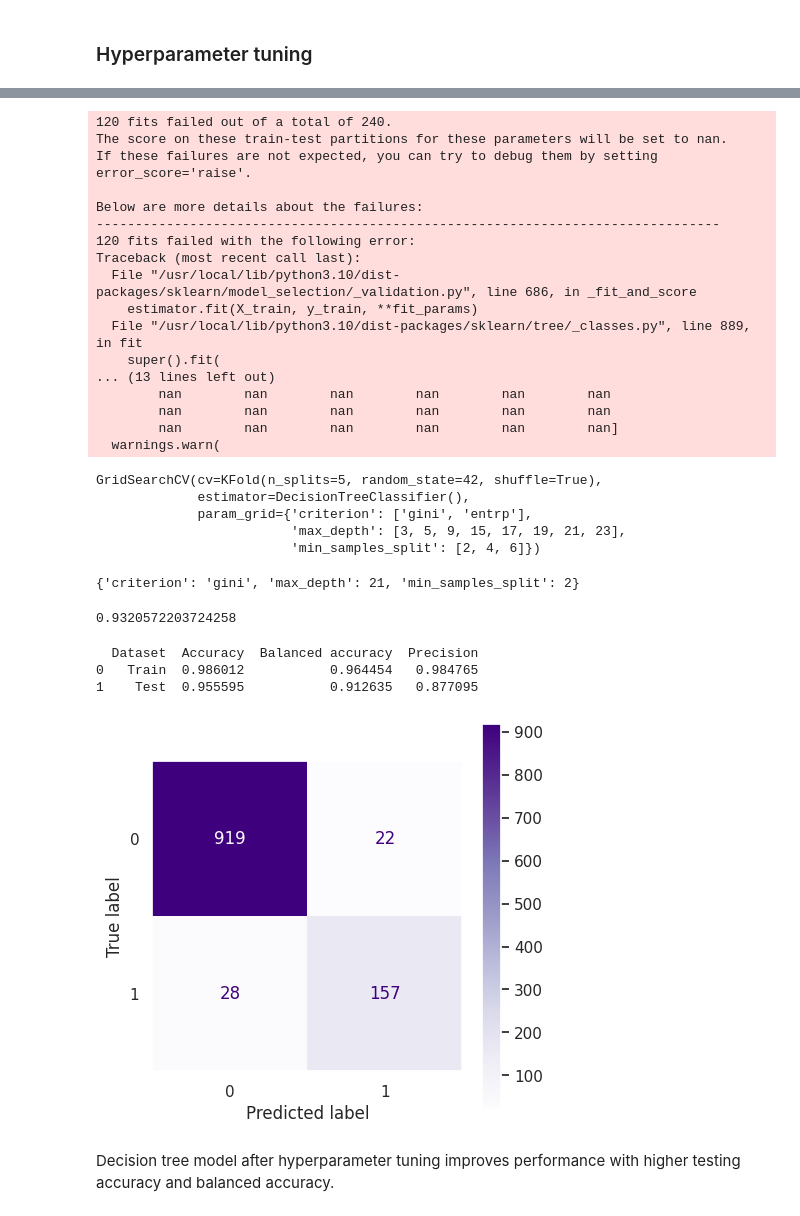
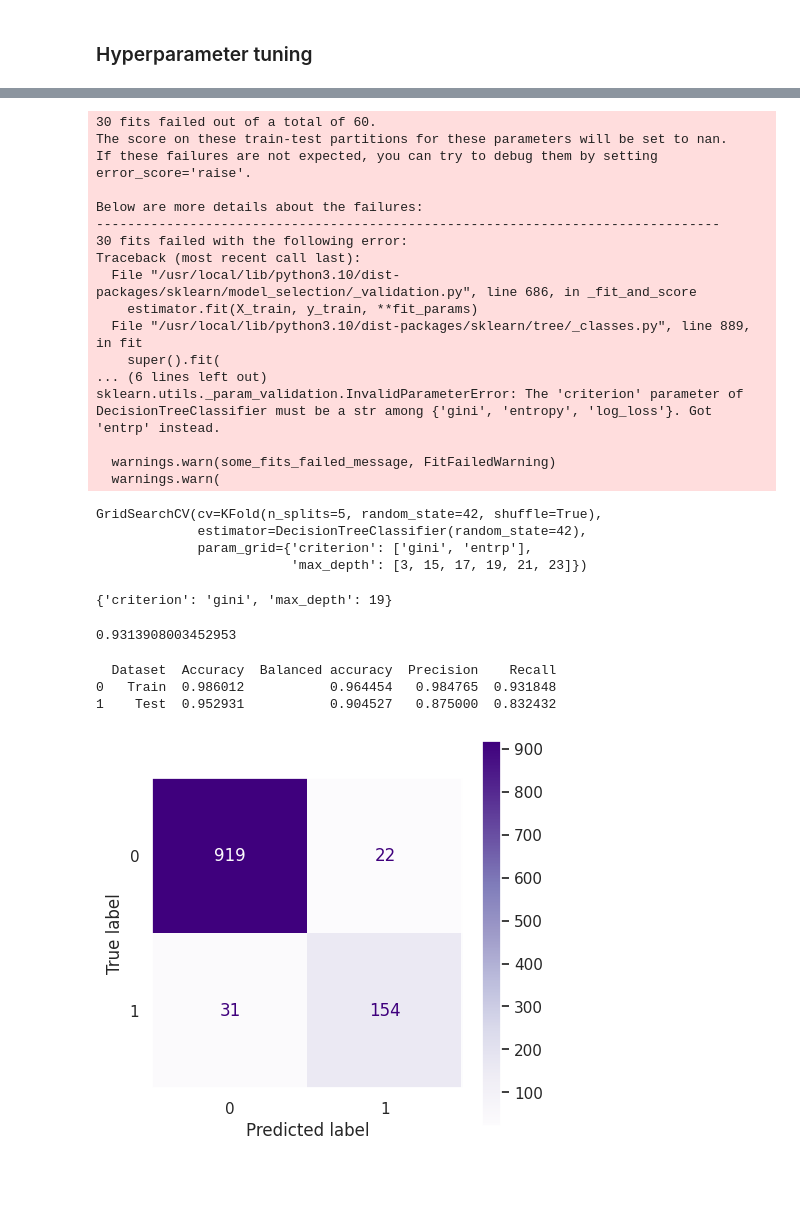
Before and after one commit to thanhtruchhh/Churn_Prediction, a Jupyter notebook: Churn_Prediction.ipynb, the cells around one changed output, grey strips where cells are left out. Drawn from its saved outputs; the diff is of its cells as text; code cells hidden in the pictures; blank space fills up the shorter version.

```diff
--- a/Churn_Prediction.ipynb
+++ b/Churn_Prediction.ipynb
@@ -494,6 +479,19 @@ Name: Complain, Length: 4504, dtype: int64
 # Model training & Evaluation
 # %%
 def evaluate_and_display_metrics(model, X_train, X_test, y_train, y_test):
+  '''
+  Evaluate a machine learning model's performance on training and testing datasets, and display key metrics and a confusion matrix.
+
+  Parameters:
+  - model (object): The trained machine learning model to evaluate.
+  - X_train (array-like): Feature matrix for the training dataset.
+  - X_test (array-like): Feature matrix for the testing dataset.
+  - y_train (array-like): True labels for the training dataset.
+  - y_test (array-like): True labels for the testing dataset.
+
+  Returns:
+  None
+  '''
   # Predict
   y_train_pred = model.predict(X_train)
   y_test_pred = model.predict(X_test)
@@ -502,7 +500,8 @@ def evaluate_and_display_metrics(model, X_train, X_test, y_train, y_test):
   metrics = {'Dataset': ['Train', 'Test'],
              'Accuracy': [accuracy_score(y_train, y_train_pred), accuracy_score(y_test, y_test_pred)],
              'Balanced accuracy': [balanced_accuracy_score(y_train, y_train_pred), balanced_accuracy_score(y_test, y_test_pred)],
-             'Precision': [precision_score(y_train, y_train_pred), precision_score(y_test, y_test_pred)]}
+             'Precision': [precision_score(y_train, y_train_pred), precision_score(y_test, y_test_pred)],
+             'Recall': [recall_score(y_train, y_train_pred), recall_score(y_test, y_test_pred)]}
   print(pd.DataFrame(metrics))
 
   # Calc and show confusion matrix
@@ -554,7 +553,7 @@ Decision tree performs very well with high balanced accuracy *(90.51%)* and prec
 # %% [markdown]
 ## Random forest
 # %%
-rf_clf = RandomForestClassifier(n_estimators = 10, random_state = 0)
+rf_clf = RandomForestClassifier(random_state = 42)
 rf_clf.fit(X_train, y_train)
 evaluate_and_display_metrics(rf_clf, X_train, X_test, y_train, y_test)
 # %% [output]
@@ -611,51 +606,48 @@ After evaluating models &rarr; Decide to proceed with hyperparameter tuning for
 # %%
+# Cross validate
 kf = KFold(n_splits = 5, shuffle = True, random_state = 42)
 param_grid = {'criterion': ['gini', 'entrp'],
-              'max_depth': [3, 5, 9, 15, 17, 19, 21, 23],
-              'min_samples_split': [2, 4, 6]
+              'max_depth': [3, 15, 17, 19, 21, 23]
               }
 grid = GridSearchCV(dec_clf, param_grid, cv = kf)
 grid.fit(X_train, y_train)
 # %% [output]
-120 fits failed out of a total of 240.
+30 fits failed out of a total of 60.
 The score on these train-test partitions for these parameters will be set to nan.
 If these failures are not expected, you can try to debug them by setting error_score='raise'.
 
 Below are more details about the failures:
 --------------------------------------------------------------------------------
-120 fits failed with the following error:
+30 fits failed with the following error:
 Traceback (most recent call last):
   File "/usr/local/lib/python3.10/dist-packages/sklearn/model_selection/_validation.py", line 686, in _fit_and_score
     estimator.fit(X_train, y_train, **fit_params)
   File "/usr/local/lib/python3.10/dist-packages/sklearn/tree/_classes.py", line 889, in fit
     super().fit(
-... (13 lines left out)
-        nan        nan        nan        nan        nan        nan
-        nan        nan        nan        nan        nan        nan
-        nan        nan        nan        nan        nan        nan]
+... (6 lines left out)
+sklearn.utils._param_validation.InvalidParameterError: The 'criterion' parameter of DecisionTreeClassifier must be a str among {'gini', 'entropy', 'log_loss'}. Got 'entrp' instead.
+
+  warnings.warn(some_fits_failed_message, FitFailedWarning)
   warnings.warn(
 GridSearchCV(cv=KFold(n_splits=5, random_state=42, shuffle=True),
-             estimator=DecisionTreeClassifier(),
+             estimator=DecisionTreeClassifier(random_state=42),
              param_grid={'criterion': ['gini', 'entrp'],
-                         'max_depth': [3, 5, 9, 15, 17, 19, 21, 23],
-                         'min_samples_split': [2, 4, 6]})
+                         'max_depth': [3, 15, 17, 19, 21, 23]})
 # %%
 grid.best_params_
 # %% [output]
-{'criterion': 'gini', 'max_depth': 21, 'min_samples_split': 2}
+{'criterion': 'gini', 'max_depth': 19}
 # %%
 grid.best_score_
 # %% [output]
-0.9320572203724258
+0.9313908003452953
 # %%
 # Rebuild decision tree model with best estimator
-best_dec_clf = grid.best_estimator_
-best_dec_clf.fit(X_train, y_train)
-evaluate_and_display_metrics(best_dec_clf, X_train, X_test, y_train, y_test)
+dec_clf_tun = grid.best_estimator_
+dec_clf_tun.fit(X_train, y_train)
+evaluate_and_display_metrics(dec_clf_tun, X_train, X_test, y_train, y_test)
 # %% [output]
-  Dataset  Accuracy  Balanced accuracy  Precision
-0   Train  0.986012           0.964454   0.984765
-1    Test  0.955595           0.912635   0.877095
+  Dataset  Accuracy  Balanced accuracy  Precision    Recall
+0   Train  0.986012           0.964454   0.984765  0.931848
+1    Test  0.952931           0.904527   0.875000  0.832432
-[figure, old version]
+[figure, new version]
-# %% [markdown]
-Decision tree model after hyperparameter tuning improves performance with higher testing accuracy and balanced accuracy.
```
Also changed, not shown: parts of 30 cells of this notebook.
